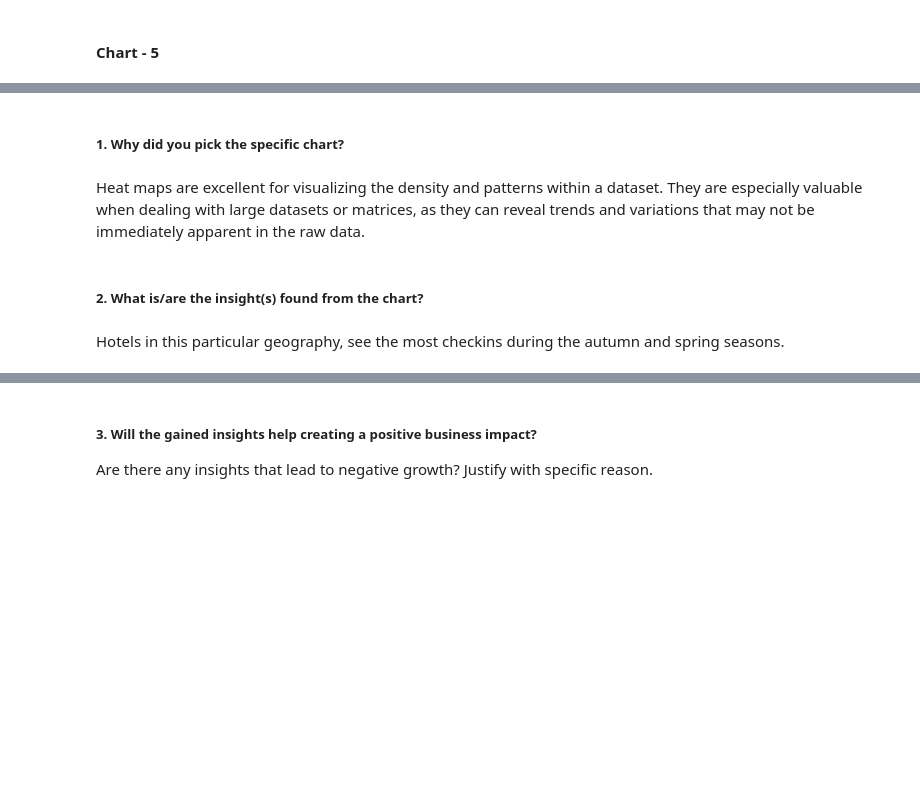
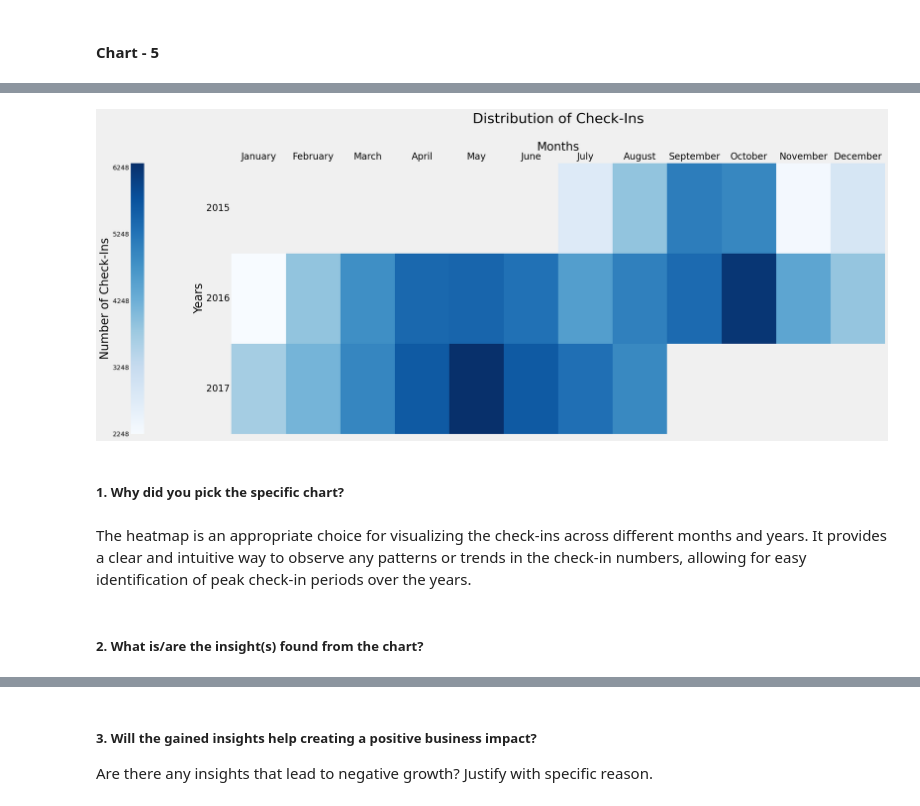
Before and after one commit to bisht-deepak/EDA, a Jupyter notebook: Hotel Booking/hotel-booking-analysis.ipynb, the cells around one changed output, grey strips where cells are left out. Drawn from its saved outputs; the diff is of its cells as text; code cells hidden in the pictures; blank space fills up the shorter version.

```diff
--- a/Hotel Booking/hotel-booking-analysis.ipynb
+++ b/Hotel Booking/hotel-booking-analysis.ipynb
@@ -631,25 +846,26 @@ year_month_df
 # %%
 fig= plt.figure(figsize= (30, 10))
-ax= sns.heatmap(year_month_df, cbar_kws= {"location": "left"})
+palette= sns.color_palette("Blues", as_cmap= True)
+ax= sns.heatmap(year_month_df, cbar_kws= {"location": "left"}, cmap= palette)
 
 ax.xaxis.set_label_position('top')
 ax.xaxis.set_ticks_position('top')
 
 cbar = ax.collections[0].colorbar
 cbar.set_ticks(range(int(year_month_df.min().min()), int(year_month_df.max().max()), 1000), fontsize= 20)
 cbar.set_label("Number of Check-Ins", fontsize= 25)
 
 plt.xlabel("Months", fontsize= 25)
 plt.xticks(fontsize= 20)
 plt.ylabel("Years", fontsize= 25)
 plt.yticks(rotation=0, fontsize=  20)
 plt.title("Distribution of Check-Ins\n", fontsize= 30)
 plt.show()
+# %% [output]
+[figure, added]
 # %% [markdown]
 ##### 1. Why did you pick the specific chart?
-# %% [markdown]
-Heat maps are excellent for visualizing the density and patterns within a dataset. They are especially valuable when dealing with large datasets or matrices, as they can reveal trends and variations that may not be immediately apparent in the raw data.
+# %% [markdown]
+The heatmap is an appropriate choice for visualizing the check-ins across different months and years. It provides a clear and intuitive way to observe any patterns or trends in the check-in numbers, allowing for easy identification of peak check-in periods over the years.
 # %% [markdown]
 ##### 2. What is/are the insight(s) found from the chart?
-# %% [markdown]
-Hotels in this particular geography, see the most checkins during the autumn and spring seasons.
```
Also changed, not shown: parts of 112 cells of this notebook.
